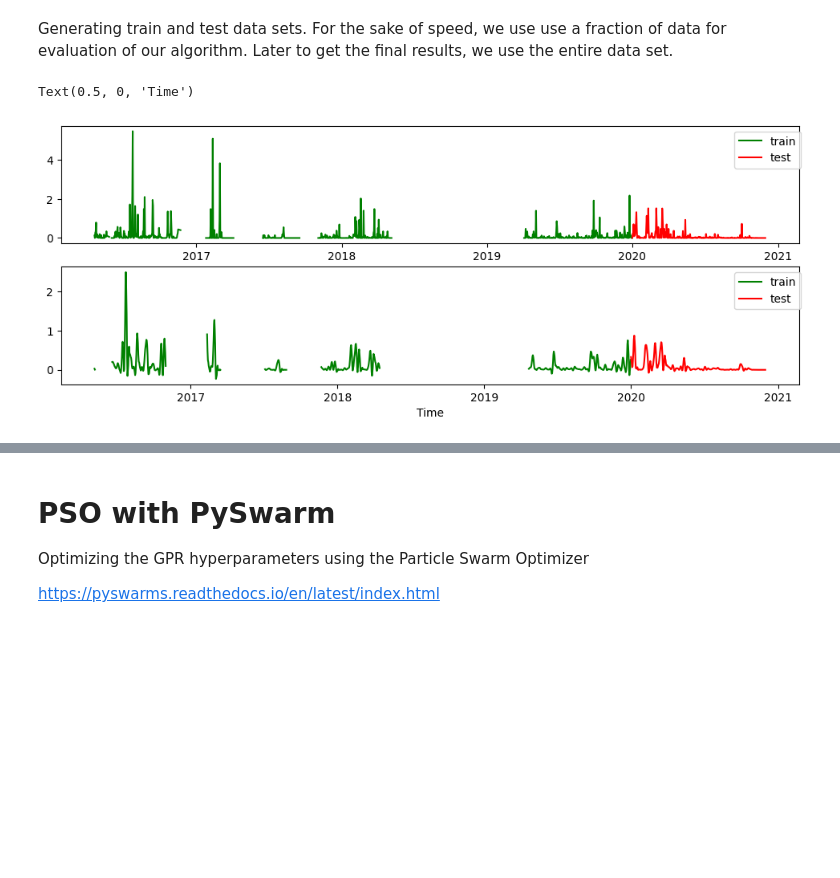
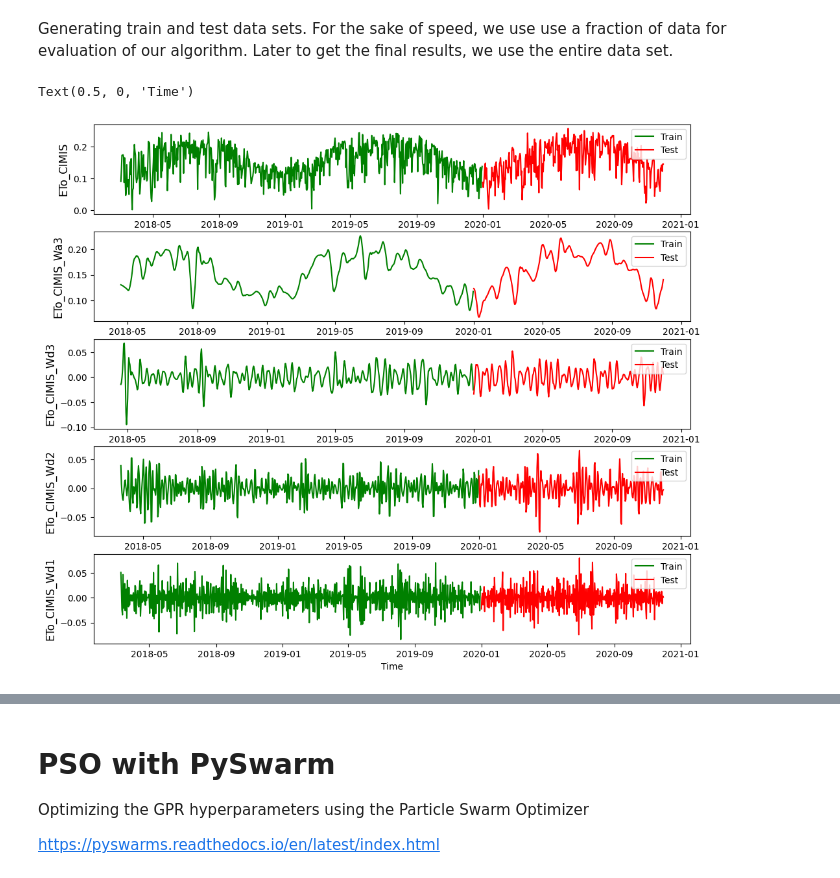
Before and after one commit to ekourkchi/Weather_research, a Jupyter notebook: Wavelet_HOBO_GPR_PSO.ipynb, the cells around one changed output, grey strips where cells are left out. Cells and saved outputs as stored; diff of their text form; code cells hidden in the pictures; blank space fills up the shorter version.

```diff
--- a/Wavelet_HOBO_GPR_PSO.ipynb
+++ b/Wavelet_HOBO_GPR_PSO.ipynb
@@ -167,54 +189,34 @@ data["Wa3"].plot()
 # %% [markdown]
 Generating train and test data sets.
 For the sake of speed, we use use a fraction of data for evaluation of our algorithm. Later to get the final results, we use the entire data set.
-# %%
-fig = py.figure(figsize=(10,15), dpi=100)
-fig.subplots_adjust(wspace=0, top=0.92, bottom=0.12, left=0.06, right=0.98)
-gs = gridspec.GridSpec(7,1) ; p=0
-
-# training: 2010-2017
-subData = data.loc[:"2019-12-31"]
-N = len(subData)
-x = subData.index
-y = subData["Rain"]
-z = subData["Wa3"]
-v = subData["Wd2"]
-w = subData["Wd1"]
-u = w*0#subData["Wd3"]
-tm = subData["ETo_CIMIS"]
-tx = subData["ETo_CIMIS"]
-
-# testing: 2013 onward
-subData_test = data.loc["2020":]
-N_test = len(subData_test)
-x_test = subData_test.index
-y_test = subData_test["Rain"]
-z_test = subData_test["Wa3"]
-v_test = subData_test["Wd2"]
-w_test = subData_test["Wd1"]
-u_test = w_test*0#subData_test["Wd3"]
-tm_test = subData_test["ETo_CIMIS"]
-tx_test = subData_test["ETo_CIMIS"]
-
-# top plot
-p = 0
-
-ax = plt.subplot(gs[p]) ; p+=1
-ax.plot(x, y, color='green', label="train")
-ax.plot(x_test, y_test, color='red', label="test")
-ax.legend(bbox_to_anchor=(1.01, 1))
-
-
-ax = plt.subplot(gs[p]) ; p+=1
-ax.plot(x, z, color='green', label="train")
-ax.plot(x_test, z_test, color='red', label="test")
-ax.legend(bbox_to_anchor=(1.01, 1))
-
-
-ax.set_xlabel("Time")
-# %% [output]
-Text(0.5, 0, 'Time')
-[figure, removed]
+# %%
+def plotFeature(df, column, ax, color='green', label=''):
+  x = df.index
+  y = df[column]
+  ax.plot(x, y, color=color, label=label)
+  ax.set_ylabel(column, fontsize=12)
+
+
+
+n_plots = len(features.columns)
+fig = py.figure(figsize=(10,n_plots*2), dpi=100)
+fig.subplots_adjust(wspace=0, top=0.92, bottom=0.12, left=0.06, right=0.98)
+gs = gridspec.GridSpec(n_plots,1) ; p=0
+
+
+for p, column in enumerate(features.columns):
+
+  ax = plt.subplot(gs[p]) ; p+=1
+  plotFeature(features.loc[:train_ends], column, ax, color='green', label='Train')
+  plotFeature(features.loc[test_start:], column, ax, color='red', label='Test')
+  ax.legend(loc=1)
+
+
+
+ax.set_xlabel("Time")
+# %% [output]
+Text(0.5, 0, 'Time')
+[figure, added]
 # %%
 def metrics(y1, y2):
   '''
```
Also changed, not shown: parts of 30 cells of this notebook.
